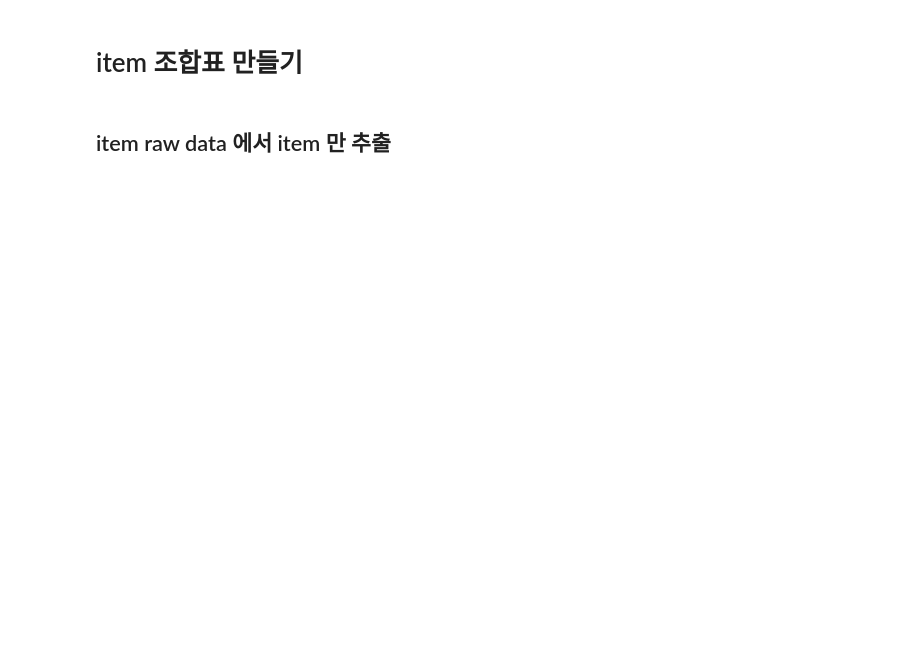
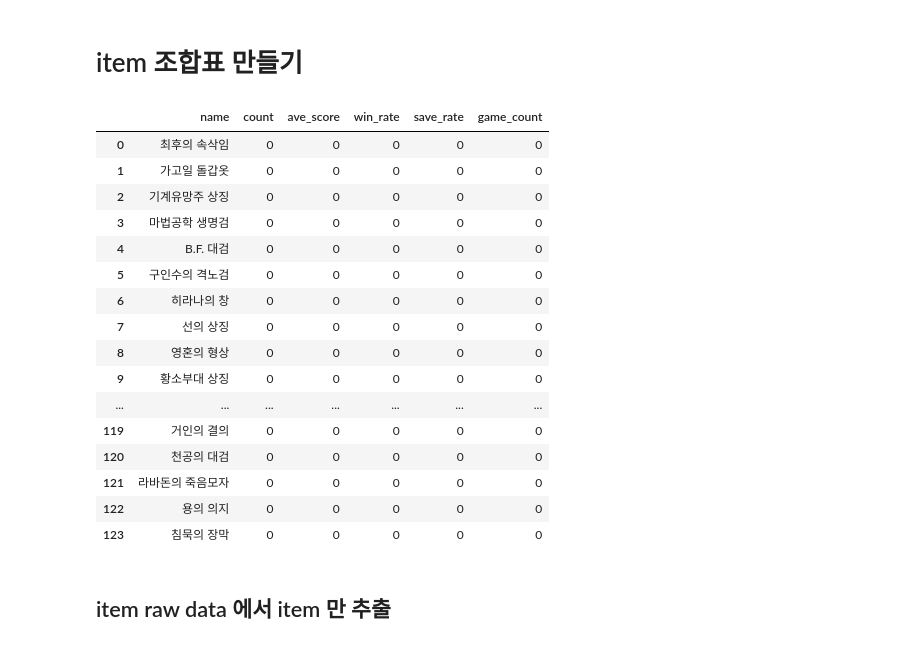
Before and after one commit to TwoLion/TFT-project, a Jupyter notebook: tft_project.ipynb, the cells around one changed output. Drawn from its saved outputs; the diff is of its cells as text; code cells hidden in the pictures; blank space fills up the shorter version.

```diff
--- a/tft_project.ipynb
+++ b/tft_project.ipynb
@@ -125,3 +97,23 @@ items = pd.DataFrame(data['items'])
+# %%
+items_season
+# %% [output]
+|  | name | count | ave_score | win_rate | save_rate | game_count |
+| 0 | 최후의 속삭임 | 0 | 0 | 0 | 0 | 0 |
+| 1 | 가고일 돌갑옷 | 0 | 0 | 0 | 0 | 0 |
+| 2 | 기계유망주 상징 | 0 | 0 | 0 | 0 | 0 |
+| 3 | 마법공학 생명검 | 0 | 0 | 0 | 0 | 0 |
+| 4 | B.F. 대검 | 0 | 0 | 0 | 0 | 0 |
+| 5 | 구인수의 격노검 | 0 | 0 | 0 | 0 | 0 |
+| 6 | 히라나의 창 | 0 | 0 | 0 | 0 | 0 |
+| 7 | 선의 상징 | 0 | 0 | 0 | 0 | 0 |
+| 8 | 영혼의 형상 | 0 | 0 | 0 | 0 | 0 |
+| 9 | 황소부대 상징 | 0 | 0 | 0 | 0 | 0 |
+| ... | ... | ... | ... | ... | ... | ... |
+| 119 | 거인의 결의 | 0 | 0 | 0 | 0 | 0 |
+| 120 | 천공의 대검 | 0 | 0 | 0 | 0 | 0 |
+| 121 | 라바돈의 죽음모자 | 0 | 0 | 0 | 0 | 0 |
+| 122 | 용의 의지 | 0 | 0 | 0 | 0 | 0 |
+| 123 | 침묵의 장막 | 0 | 0 | 0 | 0 | 0 |
 # %% [markdown]
 ## item raw data 에서 item 만 추출
 # %%
```
Also changed, not shown: parts of 41 cells of this notebook.
